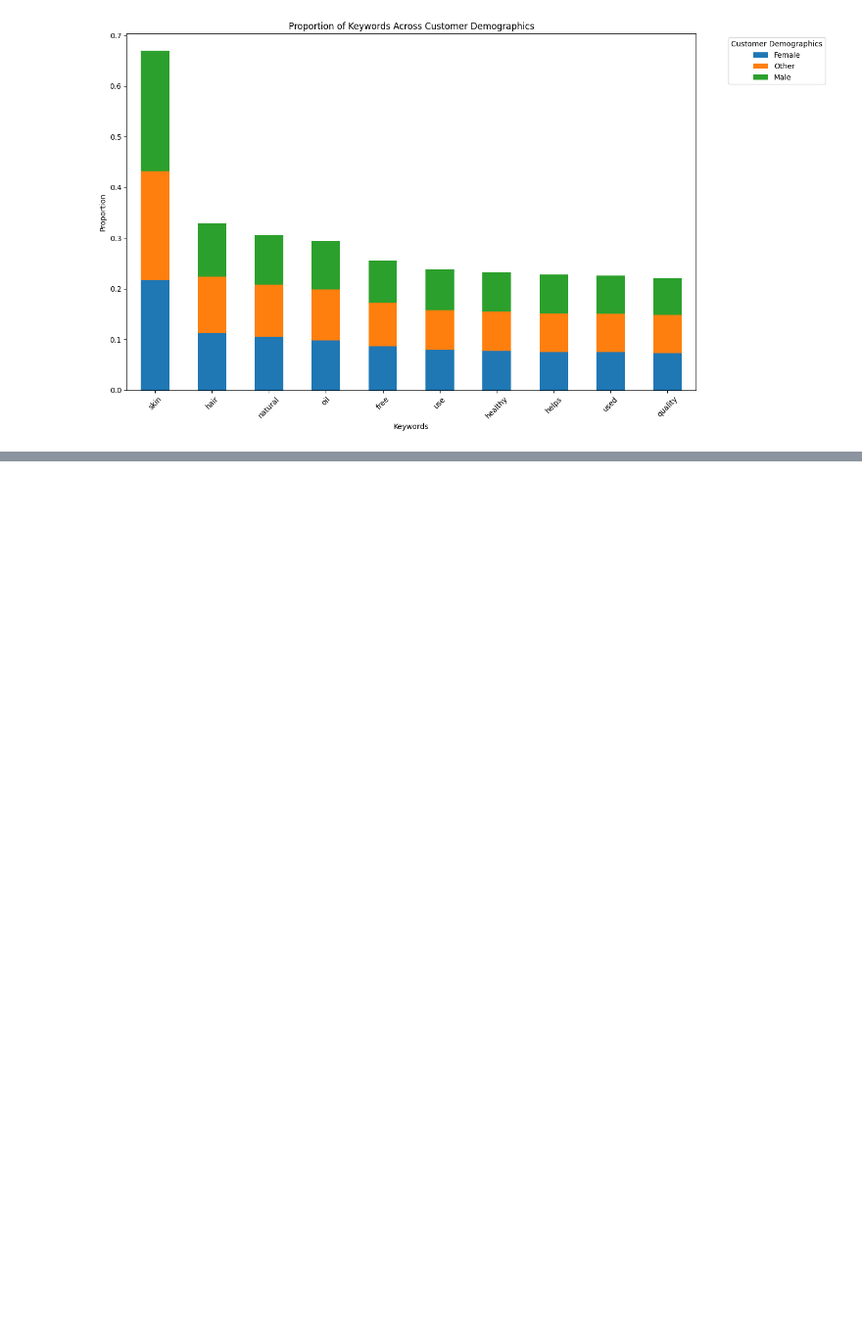
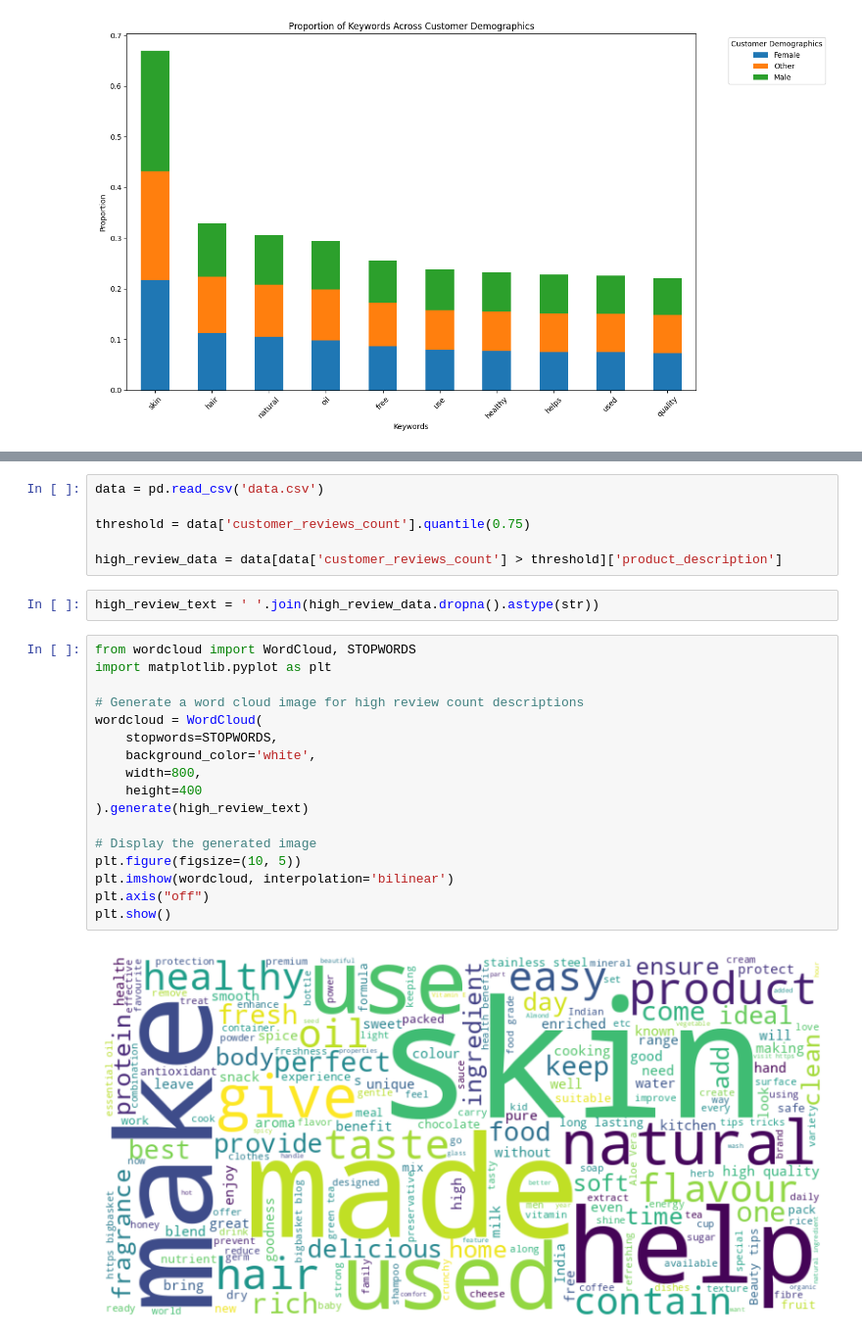
Before and after one commit to viraj19r/market_pulse, a Jupyter notebook: product_description.ipynb, the cells around one changed output, grey strips where cells are left out. Shown at 98% size. Drawn from its saved outputs; the diff is of its cells as text; blank space fills up the shorter version.

```diff
--- a/product_description.ipynb
+++ b/product_description.ipynb
@@ -130,0 +421,27 @@ plt.show()
+# %%
+data = pd.read_csv('data.csv')
+
+threshold = data['customer_reviews_count'].quantile(0.75)
+
+high_review_data = data[data['customer_reviews_count'] > threshold]['product_description']
+# %%
+high_review_text = ' '.join(high_review_data.dropna().astype(str))
+# %%
+from wordcloud import WordCloud, STOPWORDS
+import matplotlib.pyplot as plt
+
+# Generate a word cloud image for high review count descriptions
+wordcloud = WordCloud(
+    stopwords=STOPWORDS,
+    background_color='white',
+    width=800,
+    height=400
+).generate(high_review_text)
+
+# Display the generated image
+plt.figure(figsize=(10, 5))
+plt.imshow(wordcloud, interpolation='bilinear')
+plt.axis("off")
+plt.show()
+# %% [output]
+[figure, added]
```
Also changed, not shown: parts of 25 cells of this notebook, 4 other files.
